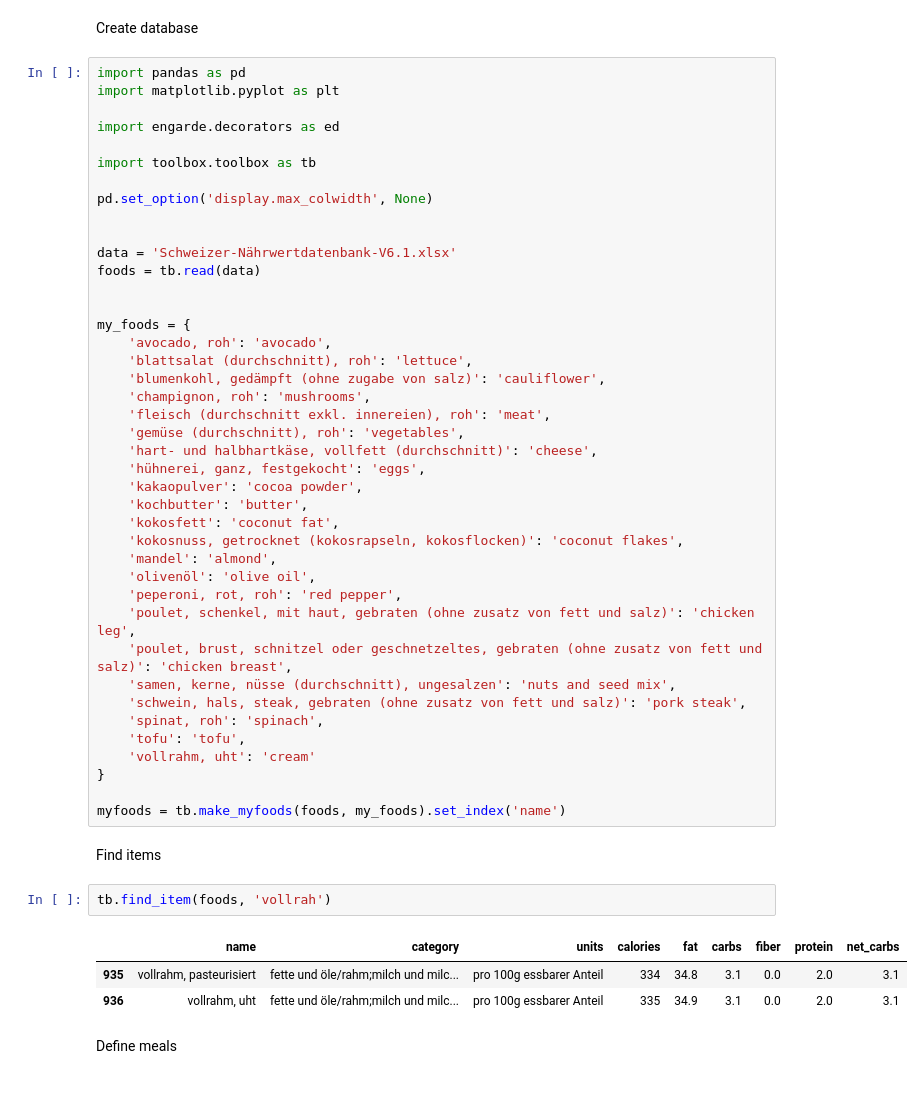
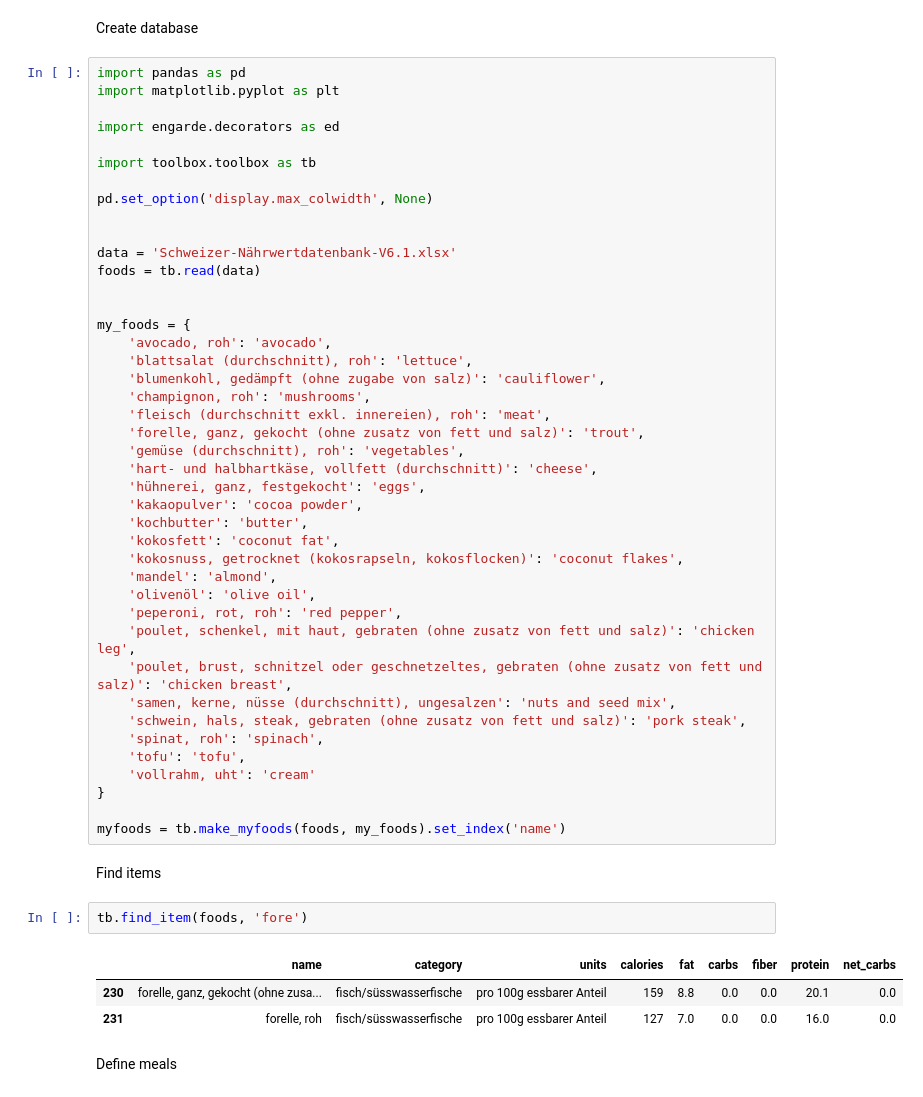
Before and after one commit to fabiangunzinger/learning, a Jupyter notebook: food-data/foods.ipynb, the cells around one changed output. Drawn from its saved outputs; the diff is of its cells as text.

```diff
--- a/food-data/foods.ipynb
+++ b/food-data/foods.ipynb
@@ -21,6 +21,7 @@ my_foods = {
     'blumenkohl, gedämpft (ohne zugabe von salz)': 'cauliflower',
     'champignon, roh': 'mushrooms',
     'fleisch (durchschnitt exkl. innereien), roh': 'meat',
+    'forelle, ganz, gekocht (ohne zusatz von fett und salz)': 'trout',
     'gemüse (durchschnitt), roh': 'vegetables',
     'hart- und halbhartkäse, vollfett (durchschnitt)': 'cheese',
     'hühnerei, ganz, festgekocht': 'eggs',
@@ -44,11 +45,11 @@ myfoods = tb.make_myfoods(foods, my_foods).set_index('name')
 # %% [markdown]
 Find items
 # %%
-tb.find_item(foods, 'vollrah')
+tb.find_item(foods, 'fore')
 # %% [output]
 |  | name | category | units | calories | fat | carbs | fiber | protein | net_carbs |
-| 935 | vollrahm, pasteurisiert | fette und öle/rahm;milch und milc... | pro 100g essbarer Anteil | 334 | 34.8 | 3.1 | 0.0 | 2.0 | 3.1 |
-| 936 | vollrahm, uht | fette und öle/rahm;milch und milc... | pro 100g essbarer Anteil | 335 | 34.9 | 3.1 | 0.0 | 2.0 | 3.1 |
+| 230 | forelle, ganz, gekocht (ohne zusa... | fisch/süsswasserfische | pro 100g essbarer Anteil | 159 | 8.8 | 0.0 | 0.0 | 20.1 | 0.0 |
+| 231 | forelle, roh | fisch/süsswasserfische | pro 100g essbarer Anteil | 127 | 7.0 | 0.0 | 0.0 | 16.0 | 0.0 |
 # %% [markdown]
 Define meals
 # %%
```
Also changed, not shown: parts of 2 cells of this notebook.
